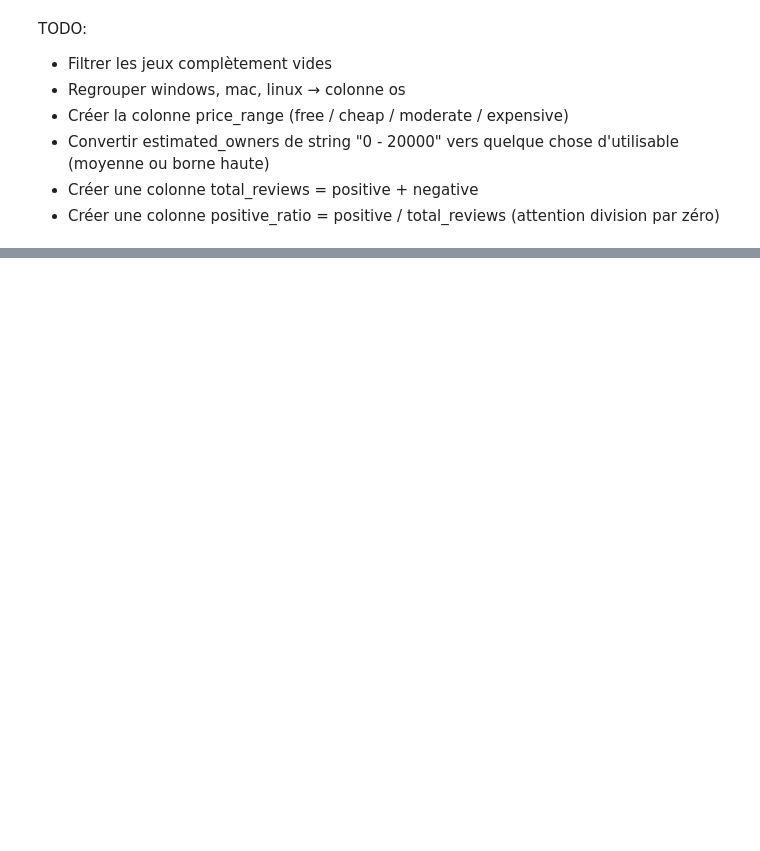
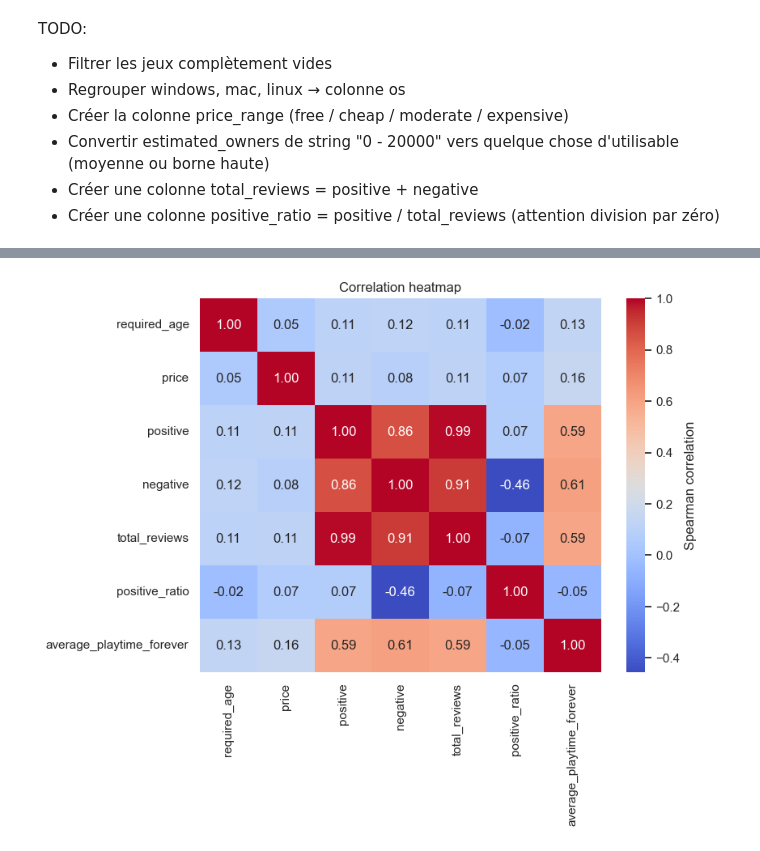
Before and after one commit to nour-nour7/video_game_recommender, a Jupyter notebook: datacleaning.ipynb, the cells around one changed output, grey strips where cells are left out. Drawn from its saved outputs; the diff is of its cells as text; code cells hidden in the pictures; blank space fills up the shorter version.

```diff
--- a/datacleaning.ipynb
+++ b/datacleaning.ipynb
@@ -132,0 +153,14 @@ games_clean.head(5)
+# %%
+import seaborn as sns
+import matplotlib.pyplot as plt
+columns_of_interest=['required_age','price','positive','negative','total_reviews','positive_ratio','average_playtime_forever']
+
+correlation_matrix=games_clean[columns_of_interest].corr(method="spearman")
+
+sns.set_theme(style="white")
+plt.figure(figsize=(8,6))
+heatmap=sns.heatmap(correlation_matrix, annot=True, fmt=".2f", cmap="coolwarm", cbar_kws={"label": "Spearman correlation"})
+heatmap.set_title("Correlation heatmap")
+plt.show()
+# %% [output]
+[figure, added]
```
Also changed, not shown: parts of 25 cells of this notebook.
